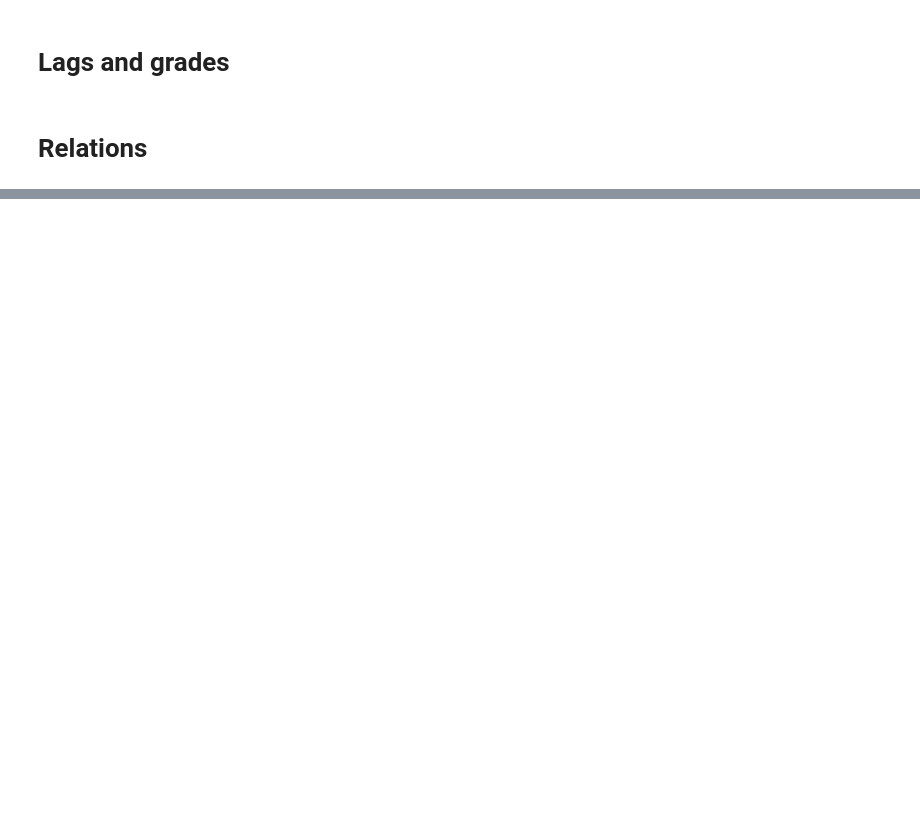
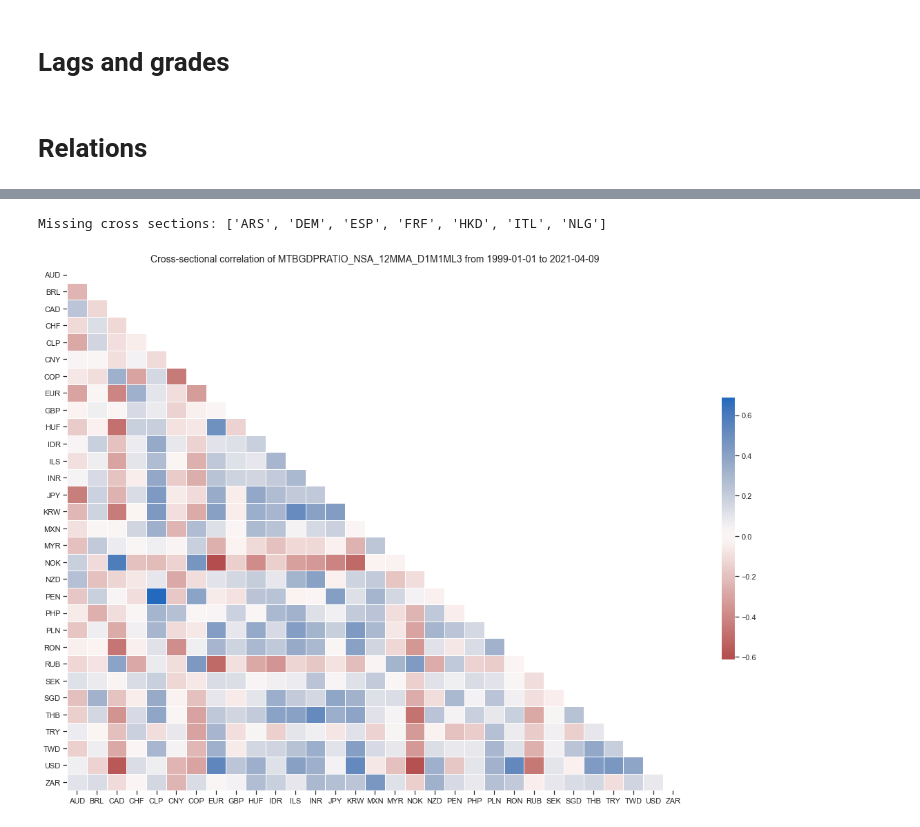
Before and after one commit to macrosynergy/macrosynergy, a Jupyter notebook: notebooks/reviews/quantamental/test.ipynb, the cells around one changed output, grey strips where cells are left out. Cells and saved outputs as stored; diff of their text form; code cells hidden in the pictures; blank space fills up the shorter version.

```diff
--- a/notebooks/reviews/quantamental/test.ipynb
+++ b/notebooks/reviews/quantamental/test.ipynb
@@ -109,0 +116,6 @@ view_timelines(dfd, xcats=xcats_sel, cids=cid_sel, start='2000-01-01', title=f"{
+# %%
+msp.correl_matrix(dfd, xcats='MTBGDPRATIO_NSA_12MMA_D1M1ML3', cids=cids,
+                  size = (20, 14))
+# %% [output]
+Missing cross sections: ['ARS', 'DEM', 'ESP', 'FRF', 'HKD', 'ITL', 'NLG']
+[figure, added]
```
Also changed, not shown: parts of 3 cells of this notebook, 7 other files.
